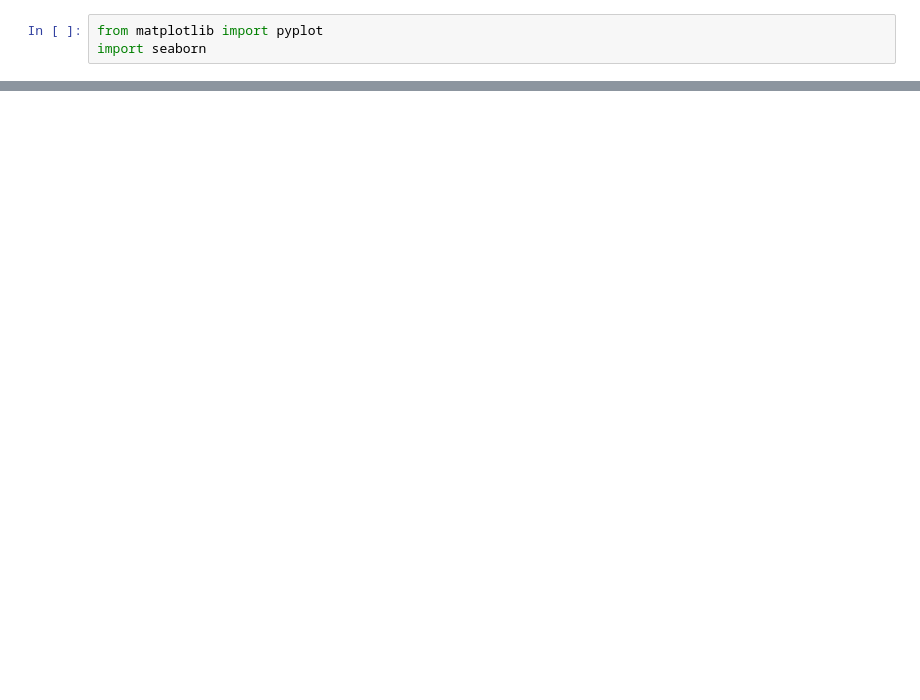
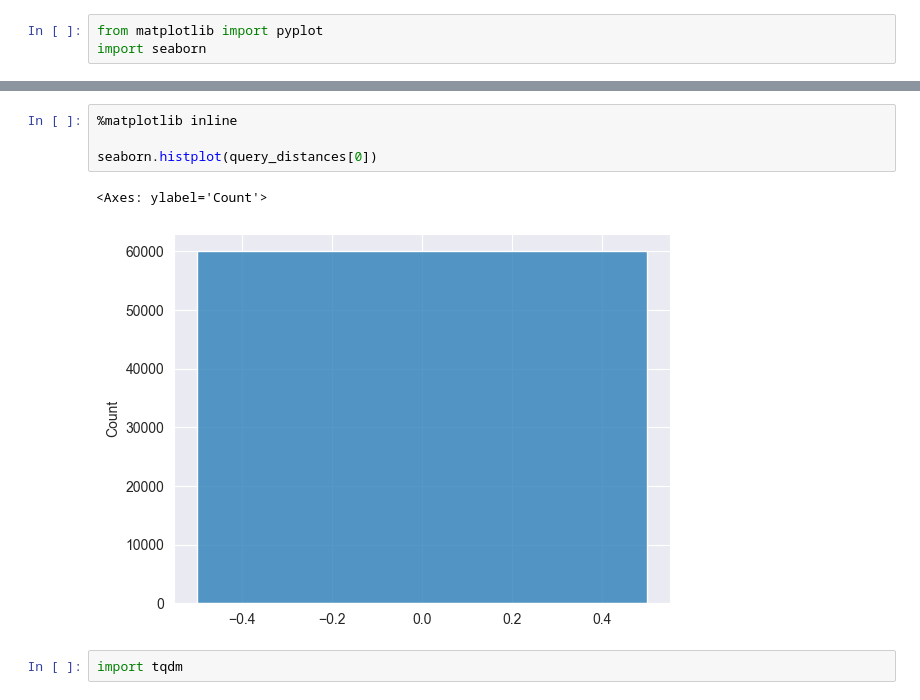
Before and after one commit to nishaq503/metrics, a Jupyter notebook: examples/exploration.ipynb, the cells around one changed output, grey strips where cells are left out. Saved outputs shown, nothing was run; the diff lists cells and outputs as text; blank space fills up the shorter version.

```diff
--- a/examples/exploration.ipynb
+++ b/examples/exploration.ipynb
@@ -95,0 +135,9 @@ pyplot.savefig(constants.FIGURES_ROOT.joinpath(f"{data}-{metric}-radius-vs-depth
+# %%
+%matplotlib inline
+
+seaborn.histplot(query_distances[0])
+# %% [output]
+<Axes: ylabel='Count'>
+[figure, added]
+# %%
+import tqdm
```
Also changed, not shown: parts of 12 cells of this notebook, 1 other file.
